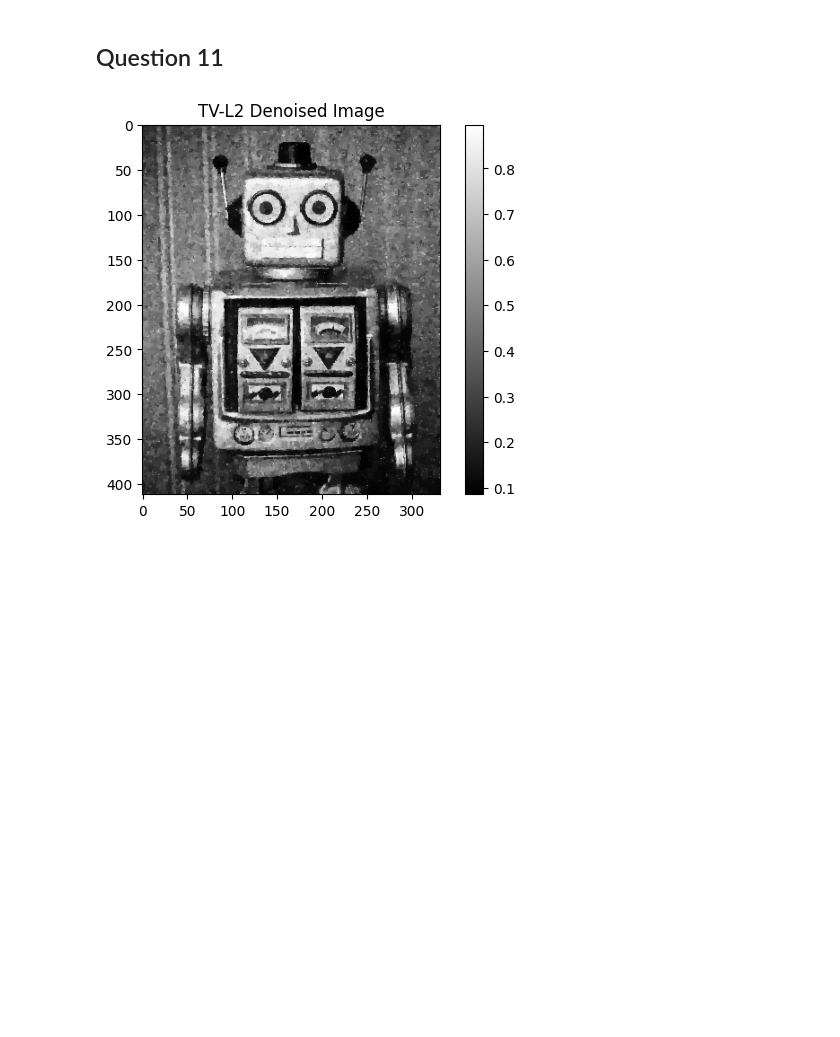
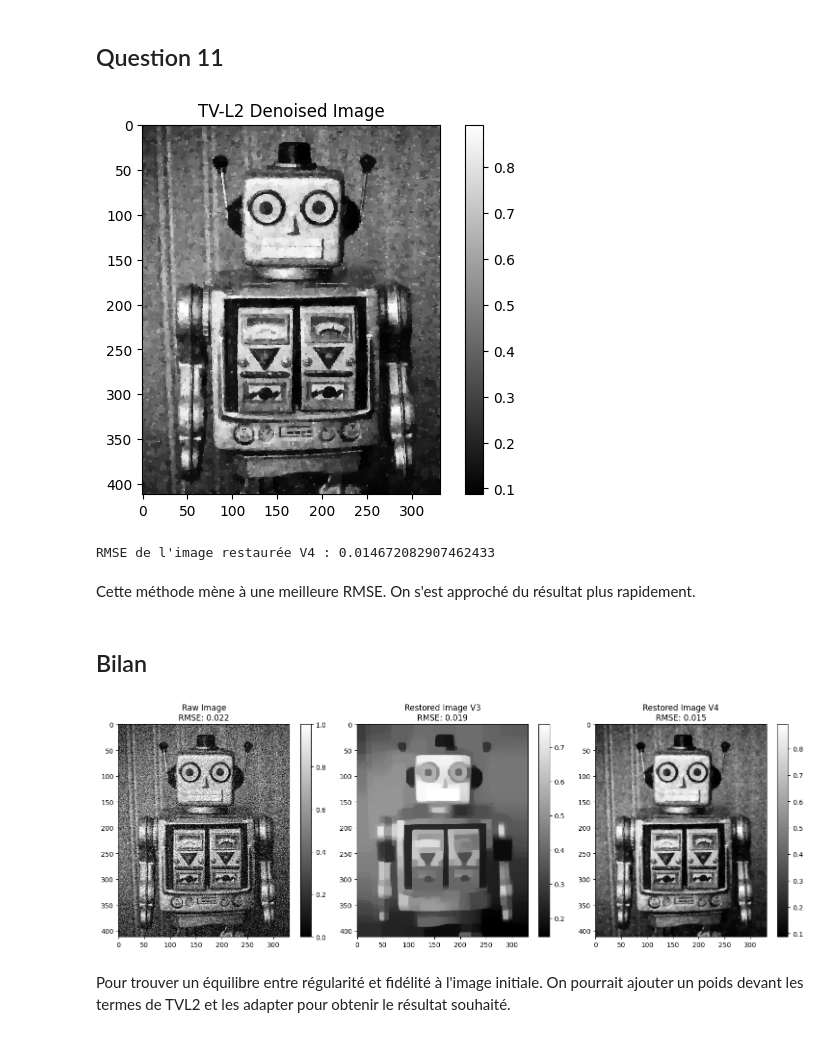
Before and after one commit to tinmar112/optim, a Jupyter notebook: notebook_optim.ipynb, the cells around one changed output. Saved outputs shown, nothing was run; the diff lists cells and outputs as text; code cells hidden in the pictures; blank space fills up the shorter version.

```diff
--- a/notebook_optim.ipynb
+++ b/notebook_optim.ipynb
@@ -226,7 +266,7 @@ def optim_gradient_fixed_step_3(grad_fun, x0, l, beta = 0, max_iter = 100, epsil
     p_k = 0
     for k in range(max_iter):
         counter += 1
-        p_k = beta * p_k + (1-beta) * (-grad_fun(x_k,x0))
+        p_k = (beta * p_k + (1-beta) * (-grad_fun(x_k,x0)))/(k+1)
         x_k = x_k + l * p_k
         L_x.append(x_k)
         if np.linalg.norm(grad_fun(x_k,x0)) < epsilon_grad_fun:
@@ -234,11 +274,46 @@ def optim_gradient_fixed_step_3(grad_fun, x0, l, beta = 0, max_iter = 100, epsil
 
     return x_k, L_x, counter
 
-u_opt_4 = optim_gradient_fixed_step_3(subgradient_tv_l2,u_b, 0.00001, 0.9, 1000, 1e-8)[0]
+u_rest_4 = optim_gradient_fixed_step_3(subgradient_tv_l2,u_b, l, 0.9, n_max, 1e-8)[0]
 
-plt.imshow(u_opt_4, cmap='gray')
+plt.imshow(u_rest_4, cmap='gray')
 plt.title('TV-L2 Denoised Image')
 plt.colorbar()
 plt.show()
+
+print(f"RMSE de l'image restaurée V4 : {RMSE(u_rest_4)}")
 # %% [output]
 [figure]
+RMSE de l'image restaurée V4 : 0.014672082907462433
+# %% [markdown]
+Cette méthode mène à une meilleure RMSE. On s'est approché du résultat plus rapidement.
+# %% [markdown]
+## Bilan
+# %%
+# Display the raw image and RMSE values for comparison
+plt.figure(figsize=(15, 5))
+
+# Display the raw noisy image
+plt.subplot(1, 3, 1)
+plt.imshow(u_b, cmap='gray')
+plt.title(f'Raw Image\nRMSE: {RMSE(u_b):.3f}')
+plt.colorbar()
+
+# Display the first restored image
+plt.subplot(1, 3, 2)
+plt.imshow(u_rest_3, cmap='gray')
+plt.title(f'Restored Image V3\nRMSE: {RMSE(u_rest_3):.3f}')
+plt.colorbar()
+
+# Display the second restored image
+plt.subplot(1, 3, 3)
+plt.imshow(u_rest_4, cmap='gray')
+plt.title(f'Restored Image V4\nRMSE: {RMSE(u_rest_4):.3f}')
+plt.colorbar()
+
+plt.tight_layout()
+plt.show()
+# %% [output]
+[figure, added]
+# %% [markdown]
+Pour trouver un équilibre entre régularité et fidélité à l'image initiale. On pourrait ajouter un poids devant les termes de TVL2 et les adapter pour obtenir le résultat souhaité.
```
Also changed, not shown: parts of 20 cells of this notebook.
